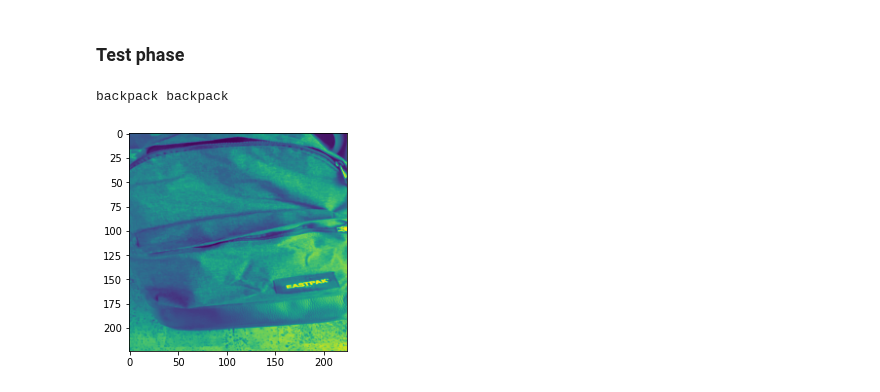
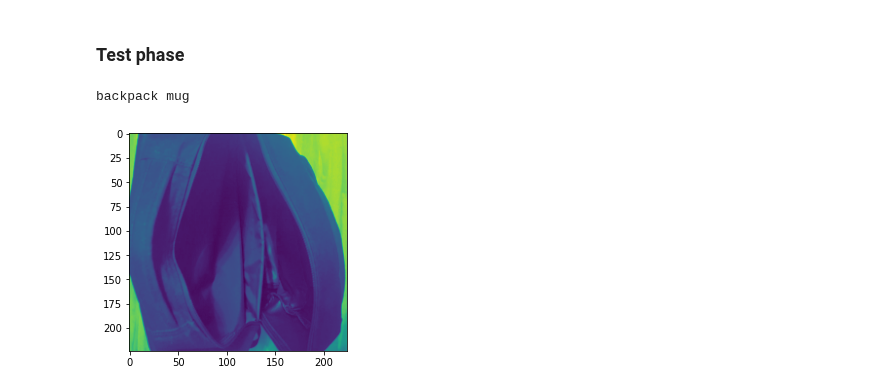
Before and after one commit to fedeizzo/domain-adaptation, a Jupyter notebook: project.ipynb, the cells around one changed output. Cells and saved outputs as stored; diff of their text form; code cells hidden in the pictures.

```diff
--- a/project.ipynb
+++ b/project.ipynb
@@ -815,6 +806,7 @@ coral_weight=20
 real_to_product, product_target_to_test = train_model(
     real_path,
     product_path,
+    split_rule,
     device,
     num_threads,
     num_epochs,
@@ -1631,21 +1624,28 @@ kernel_multipliers = (2,)
 
 # train
 num_epochs = 20
-batch_size = 64
-classes_per_batch = 8
+batch_size = 32
+classes_per_batch = 4
 lr = 0.001
 weight_decay = 0.000001
 momentum = 0.9
 scheduler_factor = 0.25
 scheduler_patience = 20
 # %%
-from torch.optim import lr_scheduler, SGD, Adam
-
+source_train, source_test = get_split(product_path, split_rule, "source")
+target_train, target_test = get_split(real_path, split_rule, "target")
+dataloaders = {
+    'source_net': get_data_loader(source_train, batch_size, num_threads),
+    'clustering': {
+        'source': source_train,
+        'target': target_train,
+    }
+}
 cdd = ConstrativeDomainDiscrepancy(
     num_layers,
     kernel_orders,
     kernel_multipliers,
-    len(classes),
+    source_train.num_classes,
     device,
 )
 
@@ -1852,7 +1852,7 @@ model.eval()
 features = []
 predictions = []
 reals = []
-for x, y in target_dataset:
+for x, y in target_train:
     x_gpu = x.unsqueeze(0).to(device)
     feature, predicted = model(x_gpu)
     features.append(feature.detach().cpu().numpy())
@@ -1868,10 +1868,10 @@ def plot_predictions(index, idx_to_class, dataset, reals, predictions):
     plt.imshow(x[1])
     print(idx_to_class[reals[index]], idx_to_class[predictions[index]])
 # %%
-plot_predictions(40, idx_to_class, target_dataset, reals, predictions)
+plot_predictions(40, idx_to_class, target_train, reals, predictions)
 # %% [output]
-backpack backpack
+backpack mug
-[figure, old version]
+[figure, new version]
 # %%
 (reals == predictions).sum() / reals.shape[0]
 # %% [output]
```
Also changed, not shown: parts of 20 cells of this notebook.
